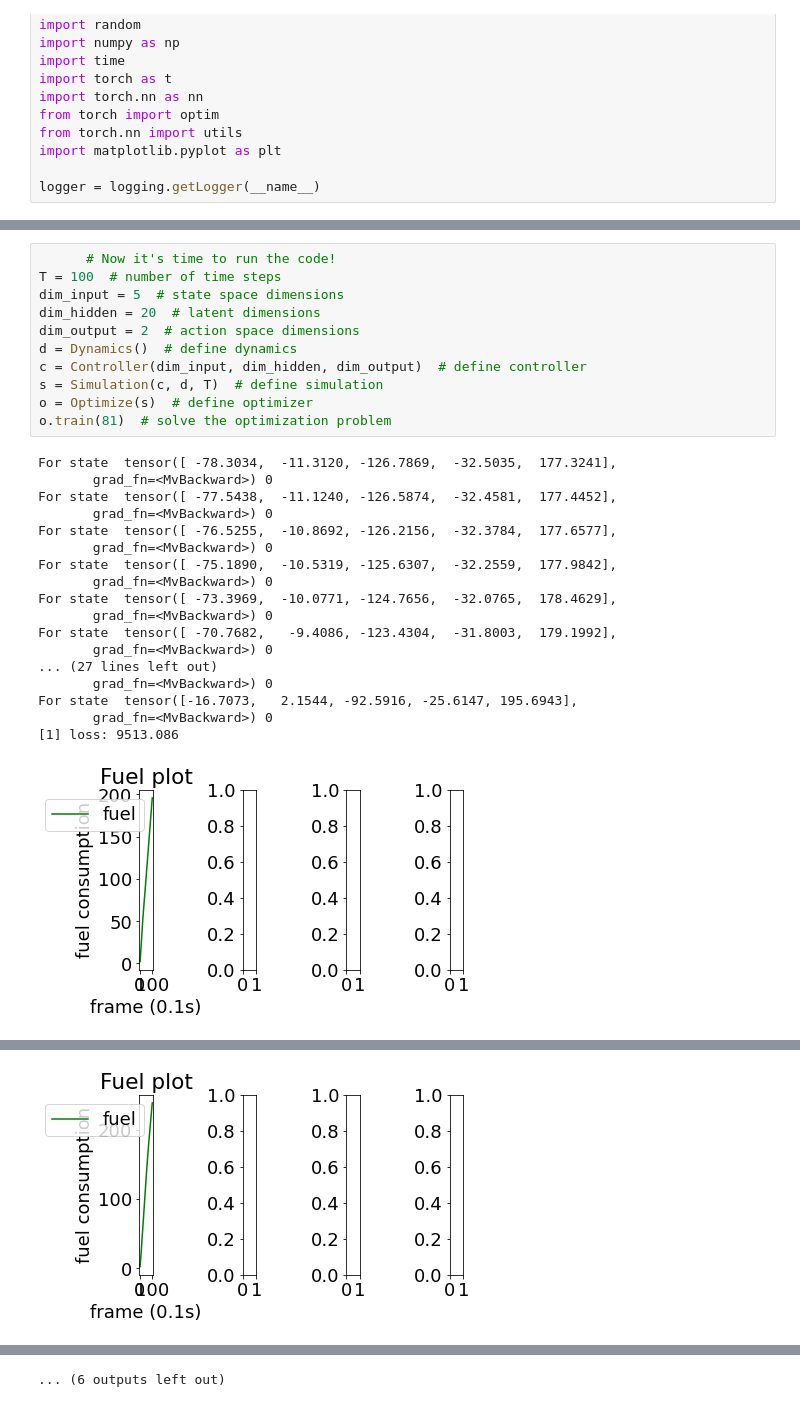
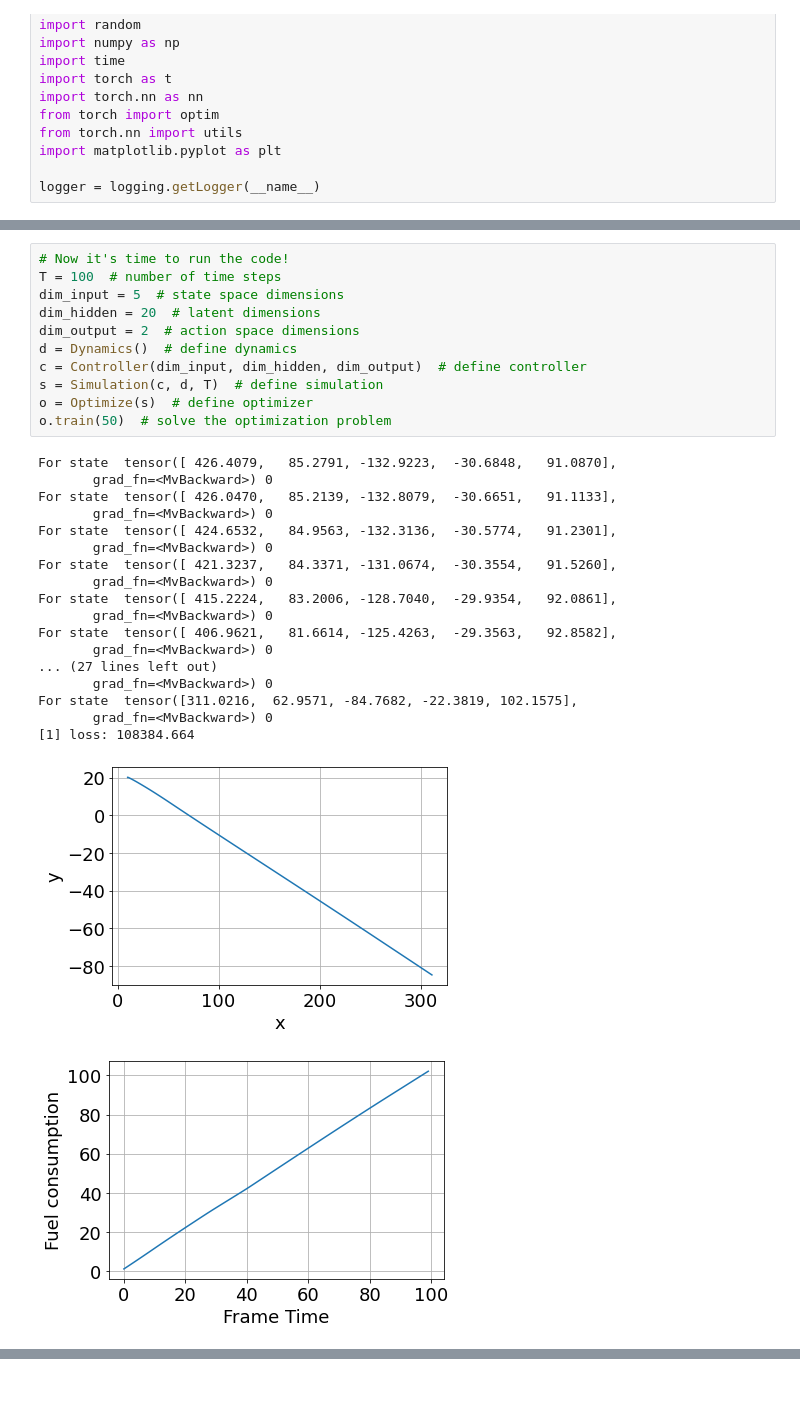
Before and after one commit to Yoneshwar/MAE-598-Design-Optimizations-Class-works, a Jupyter notebook: Project 1 NEW.ipynb, the cells around one changed output, grey strips where cells are left out. Saved outputs shown, nothing was run; the diff lists cells and outputs as text.

```diff
--- a/Project 1 NEW.ipynb
+++ b/Project 1 NEW.ipynb
@@ -190,31 +207,32 @@ class Optimize:
         plt.show()
 # %%
-      # Now it's time to run the code!
+# Now it's time to run the code!
 T = 100  # number of time steps
 dim_input = 5  # state space dimensions
 dim_hidden = 20  # latent dimensions
 dim_output = 2  # action space dimensions
 d = Dynamics()  # define dynamics
 c = Controller(dim_input, dim_hidden, dim_output)  # define controller
 s = Simulation(c, d, T)  # define simulation
 o = Optimize(s)  # define optimizer
-o.train(81)  # solve the optimization problem
+o.train(50)  # solve the optimization problem
 # %% [output]
-For state  tensor([ -78.3034,  -11.3120, -126.7869,  -32.5035,  177.3241],
+For state  tensor([ 426.4079,   85.2791, -132.9223,  -30.6848,   91.0870],
        grad_fn=<MvBackward>) 0
-For state  tensor([ -77.5438,  -11.1240, -126.5874,  -32.4581,  177.4452],
+For state  tensor([ 426.0470,   85.2139, -132.8079,  -30.6651,   91.1133],
        grad_fn=<MvBackward>) 0
-For state  tensor([ -76.5255,  -10.8692, -126.2156,  -32.3784,  177.6577],
+For state  tensor([ 424.6532,   84.9563, -132.3136,  -30.5774,   91.2301],
        grad_fn=<MvBackward>) 0
-For state  tensor([ -75.1890,  -10.5319, -125.6307,  -32.2559,  177.9842],
+For state  tensor([ 421.3237,   84.3371, -131.0674,  -30.3554,   91.5260],
        grad_fn=<MvBackward>) 0
-For state  tensor([ -73.3969,  -10.0771, -124.7656,  -32.0765,  178.4629],
+For state  tensor([ 415.2224,   83.2006, -128.7040,  -29.9354,   92.0861],
        grad_fn=<MvBackward>) 0
-For state  tensor([ -70.7682,   -9.4086, -123.4304,  -31.8003,  179.1992],
+For state  tensor([ 406.9621,   81.6614, -125.4263,  -29.3563,   92.8582],
        grad_fn=<MvBackward>) 0
 ... (27 lines left out)
        grad_fn=<MvBackward>) 0
-For state  tensor([-16.7073,   2.1544, -92.5916, -25.6147, 195.6943],
+For state  tensor([311.0216,  62.9571, -84.7682, -22.3819, 102.1575],
        grad_fn=<MvBackward>) 0
-[1] loss: 9513.086
+[1] loss: 108384.664
-[figure, old version]
+[figure, new version]
+[figure, new version]
@@ -238 +257,0 @@ For state  tensor([  2.5458,   2.9120,  -0.9465,  -9.4201, 238.8797],
-[figure, old version]
@@ -311 +280,0 @@ For state  tensor([ 5.8418e-04,  4.1872e-03,  2.8391e-03, -2.0630e-02,  2.6395e+
-... (6 outputs left out)
```
Also changed, not shown: parts of 23 cells of this notebook.
